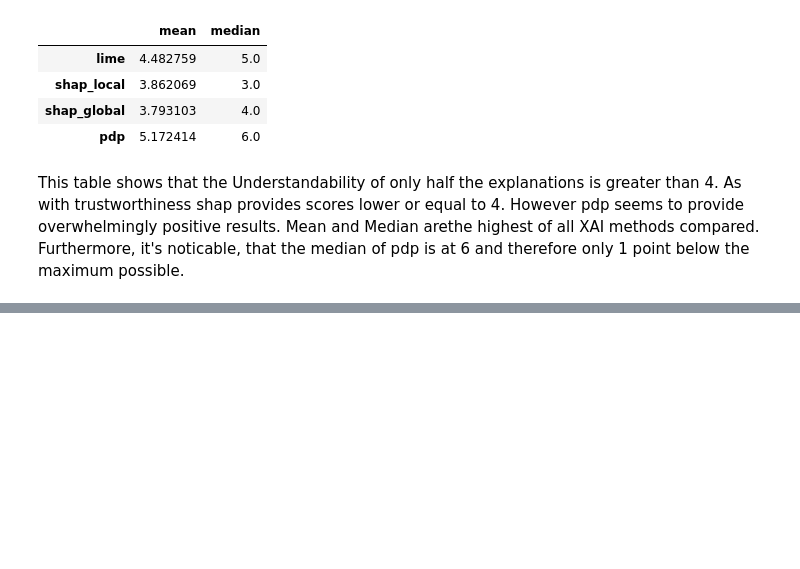
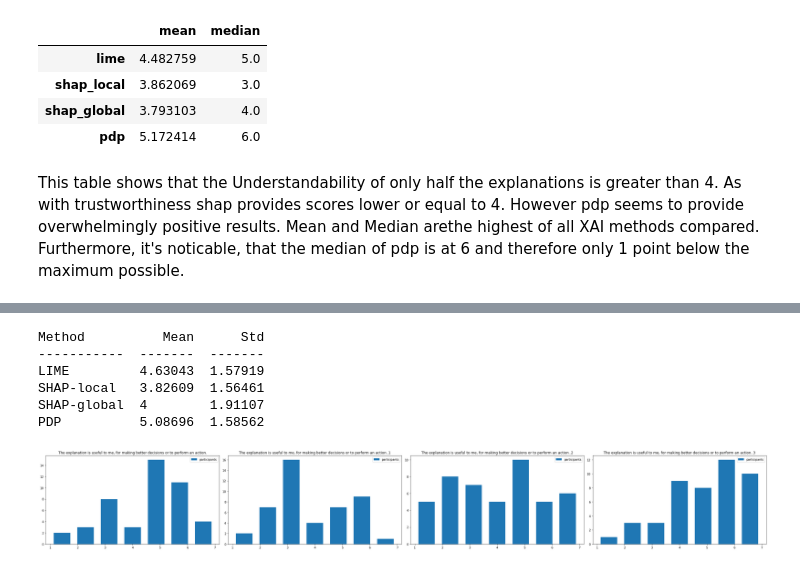
Before and after one commit to unofficial-Jona/Unimaas_researchproject_XAI, a Jupyter notebook: Data analysis.ipynb, the cells around one changed output, grey strips where cells are left out. Saved outputs shown, nothing was run; the diff lists cells and outputs as text; code cells hidden in the pictures; blank space fills up the shorter version.

```diff
--- a/Data analysis.ipynb
+++ b/Data analysis.ipynb
@@ -357,0 +497,48 @@ Furthermore, it's noticable, that the median of pdp is at 6 and therefore only 1
+# %%
+#Histograms for question 7:Q: Are explanations useful to AI novices and AI experts? (usefulness)
+
+def get_histo_grid(safe_fig=False):
+
+    fig, axs = plt.subplots(1,4)
+    fig.set_size_inches(35,5 )
+    # fig.subplots_adjust(hspace=1.0, wspace=1.0)
+    feature_list = ["7", "12", "17", "22"]
+    feature_list = list(map(int, feature_list))
+    counter=0
+    table = []
+    mu1=[]
+    std1=[]
+
+    for i in feature_list:
+        data = [df[f'question {i}']]
+        col = (i-6)//5
+        row = 1
+
+        axs[col].hist(data, bins=7, histtype='bar',  label=['participants'],rwidth=0.7)
+        axs[col].set_title(original_column_names[i-1])
+        axs[col].legend()
+
+        mu, std = norm.fit(data)
+        mu1.append(mu)
+        std1.append(std)
+
+        methods = ['LIME','SHAP-local','SHAP-global','PDP']
+        column = methods[counter], mu1[counter], std1[counter]
+        table.append(column)
+        counter = counter+1
+
+    print(tabulate((table), headers=['Method', 'Mean', 'Std']))
+    print('')
+    plt.tight_layout()
+    if safe_fig:
+        plt.savefig('histo_grid')
+
+get_histo_grid(safe_fig=True)
+# %% [output]
+Method          Mean      Std
+-----------  -------  -------
+LIME         4.63043  1.57919
+SHAP-local   3.82609  1.56461
+SHAP-global  4        1.91107
+PDP          5.08696  1.58562
+[figure, added]
```
Also changed, not shown: parts of 7 cells of this notebook.
